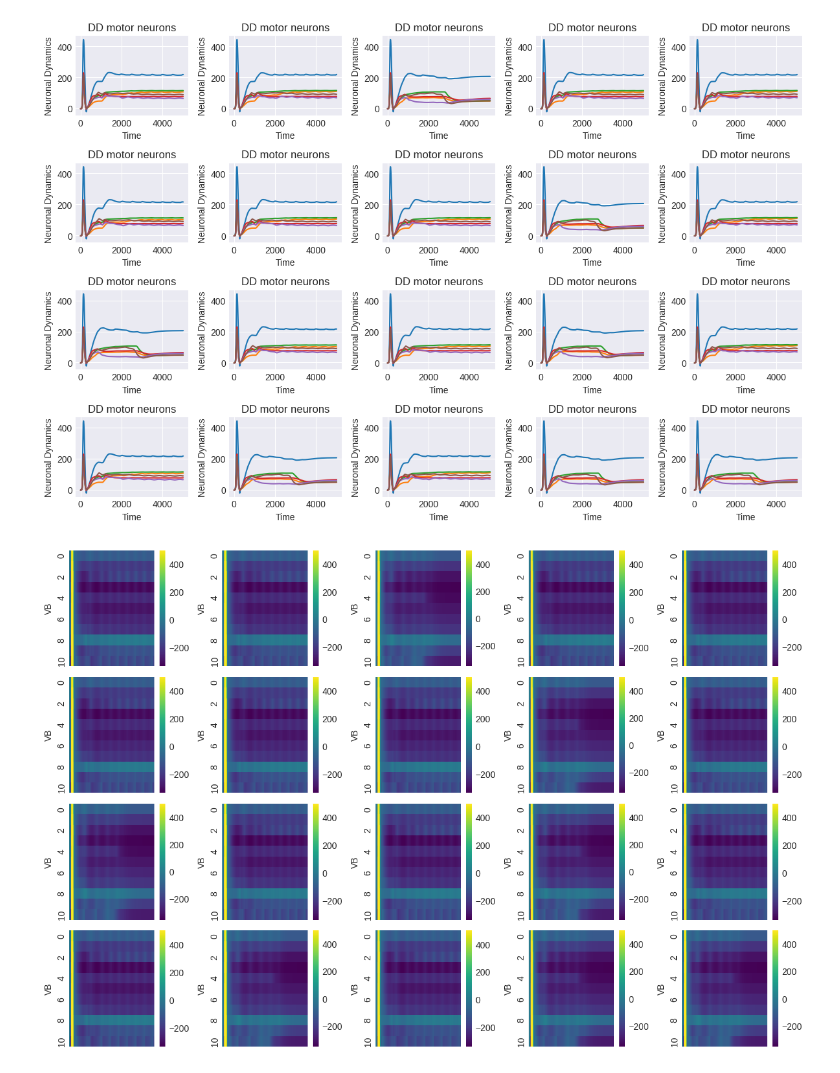
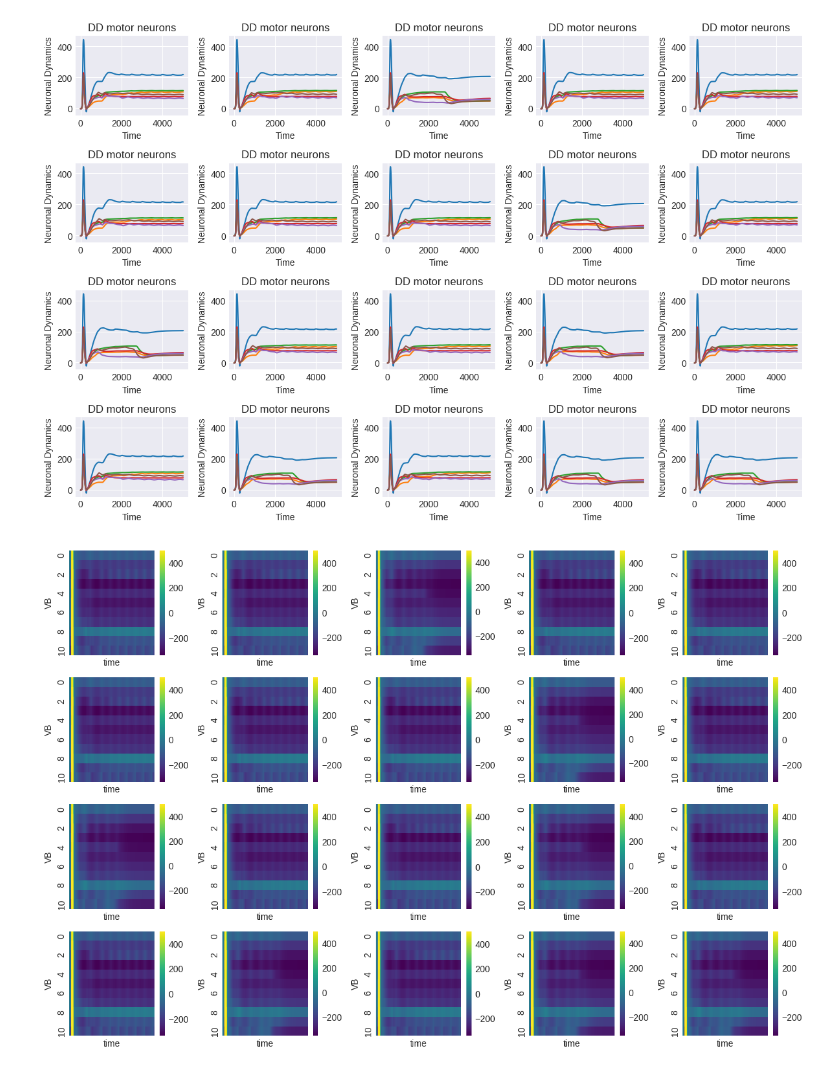
Before and after one commit to Banafshehkh/C.elegans-Control-Backbone, a Jupyter notebook: Stage3.ipynb, the cells around one changed output. Drawn from its saved outputs; the diff is of its cells as text; code cells hidden in the pictures.

```diff
--- a/Stage3.ipynb
+++ b/Stage3.ipynb
@@ -327,8 +327,8 @@ value = 9
 newMask[indices] = value
 # Define the list of connections
 connections = []
-for i in range(5):
-    for j in range(i + 1, 5):
+for i in range(10):
+    for j in range(i + 1, 10):
         connections.append((i, j))
 
 # connections = [(0, 1), (1, 2), (2, 3)]
@@ -343,7 +343,7 @@ for i, connection in enumerate(connections):
     modify_Connectome(ablation_Array)
 
     # Update the filename to include the names of the removed connections
-    output_file = f"simulation_output_removed_{i}_{j}.npy"
+    output_file = f"simulation_output_removed_{i}.npy"
 
     # Run the simulation and store the output
     simulation_data = run_Network(t_Delta, atol)
@@ -464,13 +464,6 @@ plt.show()
 # %% [output]
 [figure]
 # %%
-folder_path = "/content"
-npy_files = [file for file in os.listdir(folder_path) if file.endswith(".npy")]
-
-num_files = len(npy_files)
-num_rows = int(np.sqrt(num_files))
-num_cols = int(np.ceil(num_files / num_rows))
-
 fig, axes = plt.subplots(nrows=num_rows, ncols=num_cols, figsize=(12, 8))
 
 for i, file in enumerate(npy_files):
@@ -506,12 +499,6 @@ plt.show()
 # %% [output]
 [figure]
 # %%
-folder_path = "/content"
-npy_files = [file for file in os.listdir(folder_path) if file.endswith(".npy")]
-
-num_files = len(npy_files)
-num_rows = int(np.sqrt(num_files))
-num_cols = int(np.ceil(num_files / num_rows))
 
 fig, axes = plt.subplots(nrows=num_rows, ncols=num_cols, figsize=(12, 8))
 
@@ -548,12 +535,6 @@ plt.show()
 # %% [output]
 [figure]
 # %%
-folder_path = "/content"
-npy_files = [file for file in os.listdir(folder_path) if file.endswith(".npy")]
-
-num_files = len(npy_files)
-num_rows = int(np.sqrt(num_files))
-num_cols = int(np.ceil(num_files / num_rows))
 
 fig, axes = plt.subplots(nrows=num_rows, ncols=num_cols, figsize=(12, 8))
 
@@ -577,32 +558,32 @@ for i, file in enumerate(npy_files):
 
     neurons.columns = nlc4
 
     ax = axes[i // num_cols, i % num_cols]
 
     # Extract specific columns for heatmaps
     DB_transpose = neurons[['DB01', 'DB02', 'DB03', 'DB04', 'DB05', 'DB06']].values.T
     DD_transpose = neurons[['DD01', 'DD02', 'DD03', 'DD04', 'DD05', 'DD06']].values.T
     VD_transpose = neurons[['VD01', 'VD02', 'VD03', 'VD04', 'VD05', 'VD06', 'VD07', 'VD08', 'VD09', 'VD10', 'VD11', 'VD12', 'VD13']].values.T
     VB_transpose = neurons[['VB01', 'VB02', 'VB03', 'VB04', 'VB05', 'VB06', 'VB07', 'VB08', 'VB09', 'VB10', 'VB11']].values.T
 
     # Plot the heatmaps
     g1 = sns.heatmap(DB_transpose, cmap='viridis', ax=ax, cbar=False, xticklabels=False)
     g1.set_ylabel('DB')
     g1.set_xlabel('')
 
     g2 = sns.heatmap(DD_transpose, cmap='viridis', ax=ax, cbar=False, xticklabels=False)
     g2.set_ylabel('DD')
     g2.set_xlabel('')
 
     g3 = sns.heatmap(VD_transpose, cmap='viridis', ax=ax, cbar=False, xticklabels=False)
     g3.set_ylabel('VD')
     g3.set_xlabel('')
 
     g4 = sns.heatmap(VB_transpose, cmap='viridis', ax=ax, xticklabels=False)
     g4.set_ylabel('VB')
-    g4.set_xlabel('')
+    g4.set_xlabel('time')
 
 plt.tight_layout()
 plt.show()
 # %% [output]
-[figure, old version]
+[figure, new version]
```
